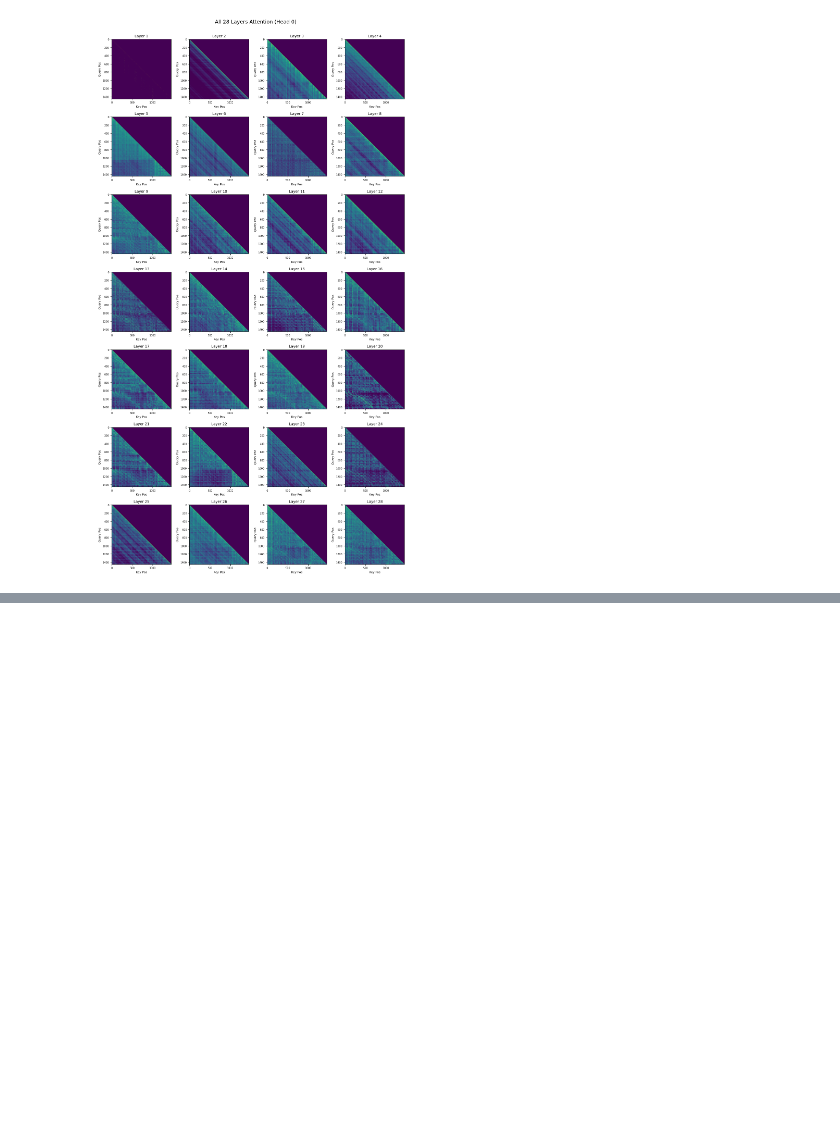
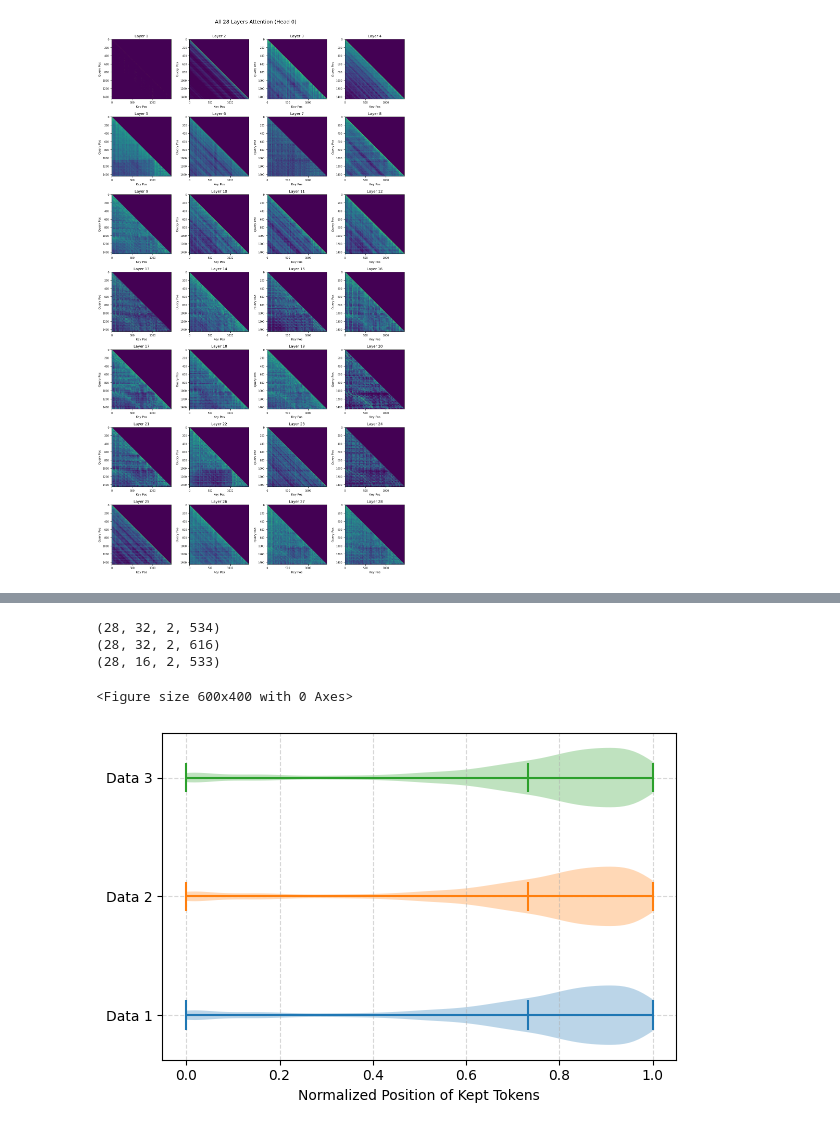
Before and after one commit to microsoft/G-KV, a Jupyter notebook: kv_analyze.ipynb, the cells around one changed output, grey strips where cells are left out. Cells and saved outputs as stored; diff of their text form; code cells hidden in the pictures; blank space fills up the shorter version.

Commit message:
plot

```diff
--- a/kv_analyze.ipynb
+++ b/kv_analyze.ipynb
@@ -268,0 +273,49 @@ plt.show()
+# %%
+import numpy as np
+file='./outputs/amc23_dsqwen7b_rkv_info.npy'
+
+if file.endswith('.json'):
+    with open(file,'r') as f:
+        data=json.load(f)
+    data['scores']=[np.array(d) for d in data['scores']]
+    data['pos_ids']=[np.array(d) for d in data['pos_ids']]
+    data=np.array(data,dtype=object)
+elif file.endswith('.npy'):
+    data=np.load(file,allow_pickle=True)
+# %%
+for d in data.item()['pos_ids']:
+    print(d.shape)
+# %% [output]
+(28, 32, 2, 534)
+(28, 32, 2, 616)
+(28, 16, 2, 533)
+# %%
+import matplotlib.pyplot as plt
+
+all_values = []
+for d in data.item()['pos_ids']:
+    max_v = d.max(axis=-1, keepdims=True)
+    d_norm = d / max_v
+    all_values.append(d_norm.flatten())
+all_values = np.concatenate(all_values)
+# %%
+all_values=all_values[:10000]
+# %%
+scores_list=[all_values,all_values,all_values]
+
+
+plt.figure(figsize=(6, 4))
+
+# 不同的数据不同的位置
+positions = [1, 2, 3]  # 假设有3组数据，分别放在y轴的1、2、3位置
+plt.figure(figsize=(6, 4))
+for i, scores in enumerate(scores_list):
+    plt.violinplot(scores, positions=[positions[i]], showmeans=True, vert=False)
+plt.xlabel("Normalized Position of Kept Tokens")
+plt.yticks(positions, [f'Data {i+1}' for i in range(len(scores_list))])
+plt.grid(alpha=0.5,linestyle='--')
+plt.tight_layout()
+plt.show()
+# %% [output]
+<Figure size 600x400 with 0 Axes>
+[figure, added]
```
Also changed, not shown: parts of 5 cells of this notebook, 9 other files.
